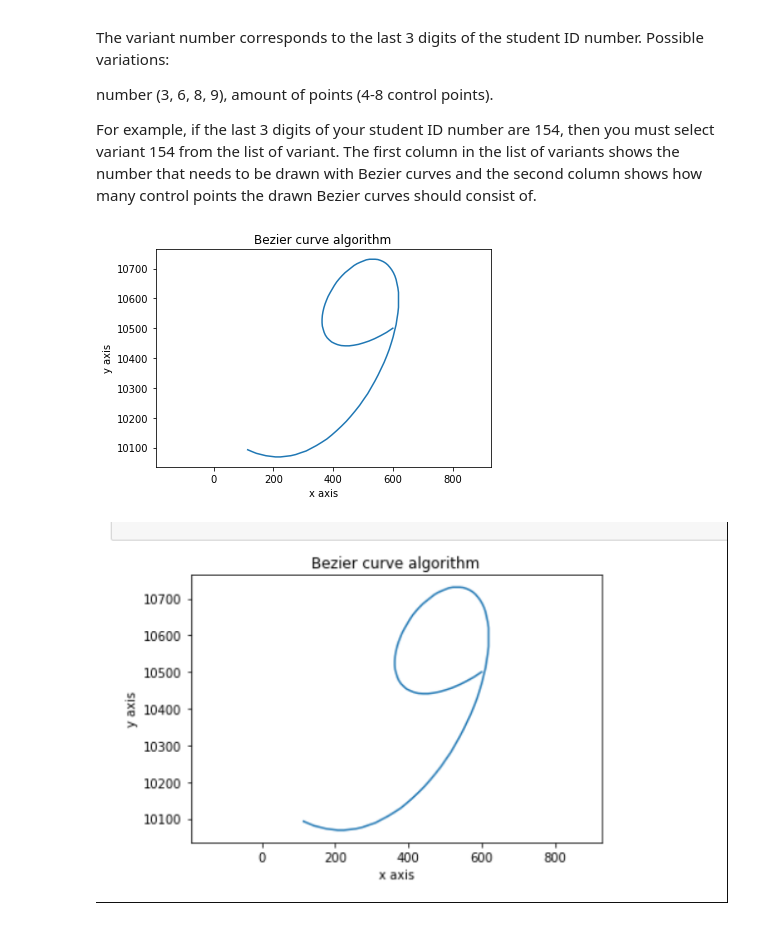
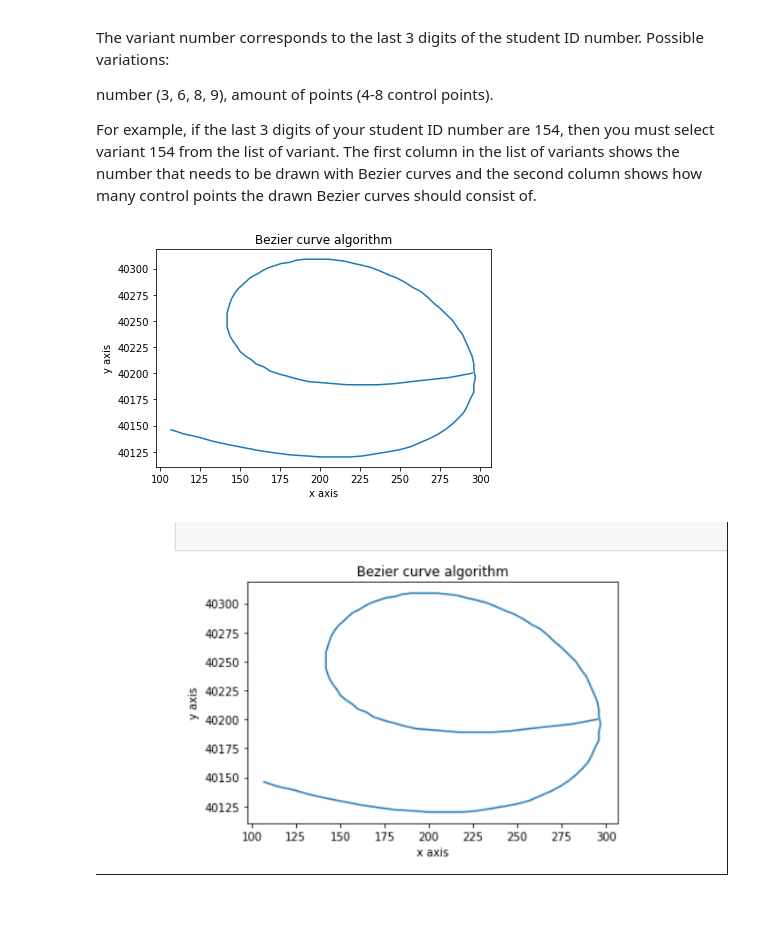
Before and after one commit to Azhniuk/RTU, a Jupyter notebook: Python/Computer Graphics and Image Processing/Lab2 27-10-22.ipynb, the cells around one changed output. Cells and saved outputs as stored; diff of their text form; code cells hidden in the pictures.

Commit message:
Curve algorithm

```diff
--- a/Python/Computer Graphics and Image Processing/Lab2 27-10-22.ipynb
+++ b/Python/Computer Graphics and Image Processing/Lab2 27-10-22.ipynb
@@ -24,7 +24,7 @@ import math
 plt.title("Bezier curve algorithm")
 plt.xlabel("x axis")
 plt.ylabel("y axis")
-plt.axis('equal')
+#plt.axis('equal')
 
 
 
@@ -43,46 +43,45 @@ def curveCreation(x0, y0,x1,y1, x2,y2, x3, y3, x4, y4, x5, y5, x6, y6, x7, y7):
     while t <= 1:
         B0 = (1-t)*(1-t)*(1-t)*(1-t)*(1-t)*(1-t)*(1-t)
         B1 = 7*t*(1-t)*(1-t)*(1-t)*(1-t)*(1-t)*(1-t)
-        B2 = 21 * t*t*(1-t)*(1-t)*(1-t)*(1-t)*(1-t)
-        B3 = 70*t*t*t*(1-t)*(1-t)*(1-t)*(1-t)
-        B4 = 70*t*t*t*t*(1-t)*(1-t)*(1-t)
+        B2 = 21*t*t*(1-t)*(1-t)*(1-t)*(1-t)*(1-t)
+        B3 = 35*t*t*t*(1-t)*(1-t)*(1-t)*(1-t)
+        B4 = 35*t*t*t*t*(1-t)*(1-t)*(1-t)
         B5 = 21*t*t*t*t*t*(1-t)*(1-t)
         B6 = 7*t*t*t*t*t*t*(1-t)
         B7 = t*t*t*t*t*t*t
 
         x = int(x0*B0 + x1*B1 + x2*B2 + x3*B3 + x4*B4 + x5*B5 + x6*B6 + x7*B7)
         y = int(y0*B0 + y1*B1 + y2*B2 + y3*B3 + y4*B4 + y5*y5 + y6*B6 + y7*B7)
 
 
 
         t=t+ts
 
         xCoordinates.append(x)
         yCoordinates.append(y)
 
     plt.plot(xCoordinates, yCoordinates)
 
 
     return
 
 
 
 
 
-curveCreation (600, 500,
-               300, 300,
-               100, 500,
-               300, 600,
-               500, 500,
-               600, 100,
-               300, 0,
-               100, 100
-
+curveCreation (295, 200,
+               100, 150,
+               100, 250,
+               100, 400,
+               300, 500,
+               500, 200,
+               200, 100,
+               100, 150
               )
 
 
 plt.show()
 # %% [output]
-[figure, old version]
+[figure, new version]
 # %% [markdown]
-![image.png](attachment:image.png-old)
+![image.png](attachment:image.png-new)
```
